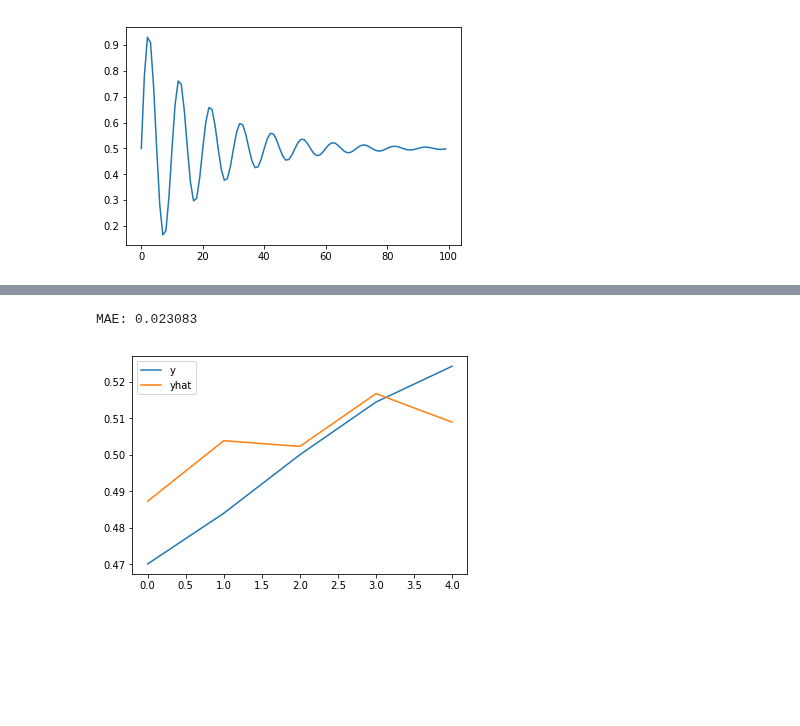
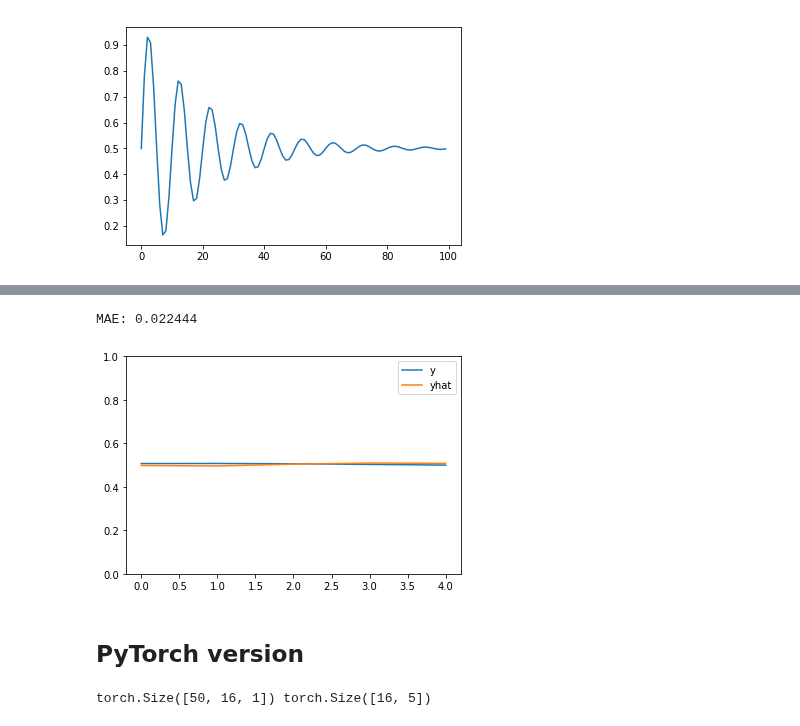
Before and after one commit to aidiary/pytorch-examples, a Jupyter notebook: 180820-damped-sine-wave-prediction.ipynb, the cells around one changed output, grey strips where cells are left out. Drawn from its saved outputs; the diff is of its cells as text; code cells hidden in the pictures; blank space fills up the shorter version.

```diff
--- a/180820-damped-sine-wave-prediction.ipynb
+++ b/180820-damped-sine-wave-prediction.ipynb
@@ -55,3 +85,7 @@ plt.show()
 # %%
 def generate_sequence(length, period, decay):
     return [0.5 + 0.5 * math.sin(2 * math.pi * i / period) * math.exp(-decay * i) for i in range(length)]
+# %%
+sequence = generate_sequence(100, 10, 0.05)
+plt.plot(sequence)
+plt.show()
@@ -119,13 +159,16 @@ X, y = generate_examples(length, 1000, output)
 loss = model.evaluate(X, y, verbose=0)
 print('MAE: %f' % loss)
 # %% [output]
-MAE: 0.023083
+MAE: 0.022444
 # %%
 X, y = generate_examples(length, 1, output)
 yhat = model.predict(X, verbose=0)
 plt.plot(y[0], label='y')
 plt.plot(yhat[0], label='yhat')
+plt.ylim((0.0, 1.0))
 plt.legend()
 plt.show()
 # %% [output]
-[figure, old version]
+[figure, new version]
+# %% [markdown]
+## PyTorch version
@@ -131,0 +210,5 @@ plt.show()
+# %%
+X, y = generate_examples(50, 16, 5)
+print(X.size(), y.size())
+# %% [output]
+torch.Size([50, 16, 1]) torch.Size([16, 5])
```
Also changed, not shown: parts of 36 cells of this notebook.
